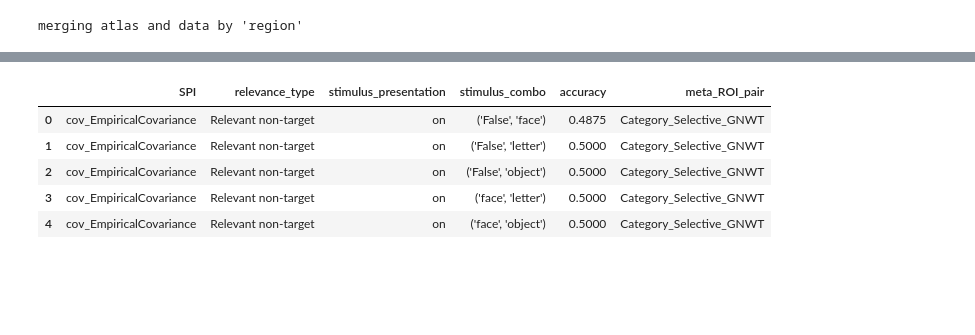
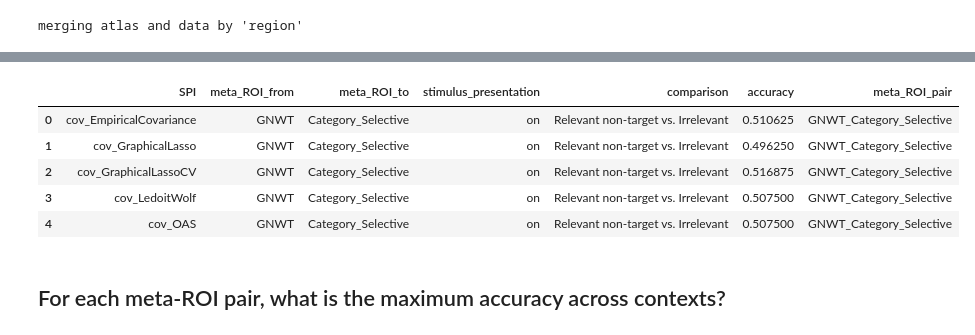
Before and after one commit to anniegbryant/Cogitate_Connectivity_2024, a Jupyter notebook: data_visualization/visualize_classification_results.ipynb, the cells around one changed output, grey strips where cells are left out. Cells and saved outputs as stored; diff of their text form; code cells hidden in the pictures; blank space fills up the shorter version.

```diff
--- a/data_visualization/visualize_classification_results.ipynb
+++ b/data_visualization/visualize_classification_results.ipynb
@@ -46,6 +56,11 @@ package ‘broom’ was built under R version 4.3.3
 classification_res_path = "/Users/abry4213/data/Cogitate_MEG_challenge/derivatives/classification_results"
 
 stimulus_type_classification_res = pd.read_csv(f"{classification_res_path}/comparing_between_stimulus_types_classification_results.csv")
+relevance_type_classification_res = pd.read_csv(f"{classification_res_path}/comparing_between_relevance_types_classification_results.csv")
+
+# Add meta_ROI_pair column
+stimulus_type_classification_res["meta_ROI_pair"] = stimulus_type_classification_res.meta_ROI_from + "_" + stimulus_type_classification_res.meta_ROI_to
+relevance_type_classification_res["meta_ROI_pair"] = relevance_type_classification_res.meta_ROI_from + "_" + relevance_type_classification_res.meta_ROI_to
 
 # SPI directionality info
 SPI_directionality_info = pd.read_csv("/Users/abry4213/github/Cogitate_Connectivity_2024/feature_extraction/pyspi_SPI_info.csv")
@@ -184,9 +196,9 @@ for (i in 1:6) {
 # %%
-stimulus_type_classification_res_cleaned.head()
+relevance_type_classification_res.head()
 # %% [output]
-|  | SPI | relevance_type | stimulus_presentation | stimulus_combo | accuracy | meta_ROI_pair |
-| 0 | cov_EmpiricalCovariance | Relevant non-target | on | ('False', 'face') | 0.4875 | Category_Selective_GNWT |
-| 1 | cov_EmpiricalCovariance | Relevant non-target | on | ('False', 'letter') | 0.5000 | Category_Selective_GNWT |
-| 2 | cov_EmpiricalCovariance | Relevant non-target | on | ('False', 'object') | 0.5000 | Category_Selective_GNWT |
-| 3 | cov_EmpiricalCovariance | Relevant non-target | on | ('face', 'letter') | 0.5000 | Category_Selective_GNWT |
-| 4 | cov_EmpiricalCovariance | Relevant non-target | on | ('face', 'object') | 0.5000 | Category_Selective_GNWT |
+|  | SPI | meta_ROI_from | meta_ROI_to | stimulus_presentation | comparison | accuracy | meta_ROI_pair |
+| 0 | cov_EmpiricalCovariance | GNWT | Category_Selective | on | Relevant non-target vs. Irrelevant | 0.510625 | GNWT_Category_Selective |
+| 1 | cov_GraphicalLasso | GNWT | Category_Selective | on | Relevant non-target vs. Irrelevant | 0.496250 | GNWT_Category_Selective |
+| 2 | cov_GraphicalLassoCV | GNWT | Category_Selective | on | Relevant non-target vs. Irrelevant | 0.516875 | GNWT_Category_Selective |
+| 3 | cov_LedoitWolf | GNWT | Category_Selective | on | Relevant non-target vs. Irrelevant | 0.507500 | GNWT_Category_Selective |
+| 4 | cov_OAS | GNWT | Category_Selective | on | Relevant non-target vs. Irrelevant | 0.507500 | GNWT_Category_Selective |
@@ -193 +256,3 @@ stimulus_type_classification_res_cleaned.head()
+# %% [markdown]
+## For each meta-ROI pair, what is the maximum accuracy across contexts?
 # %%
```
Also changed, not shown: parts of 27 cells of this notebook, 29 other files.
